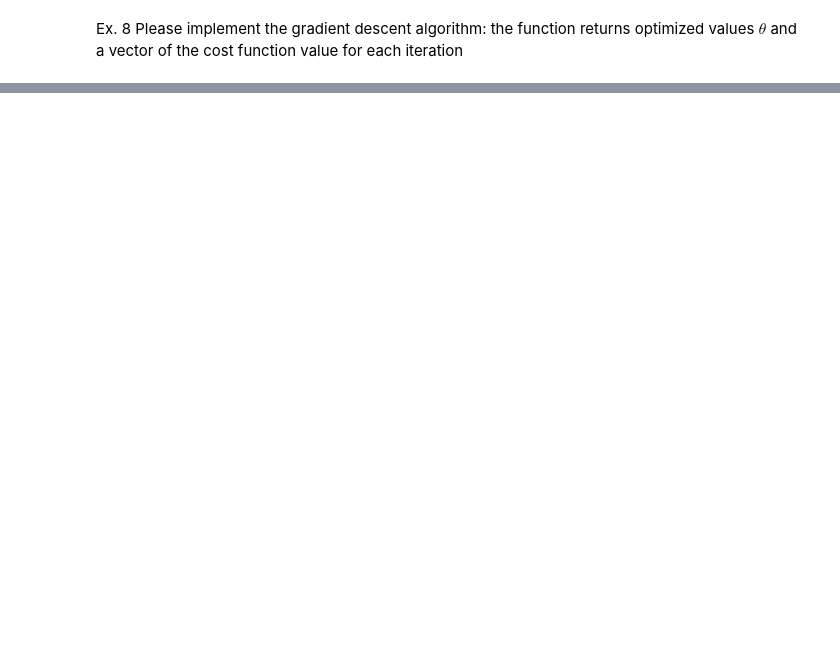
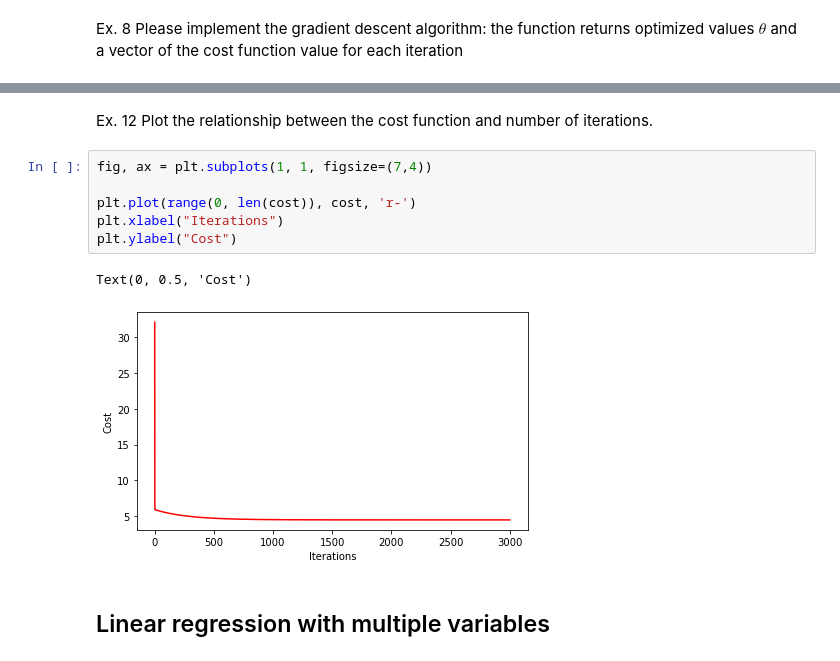
Before and after one commit to wkula/MachineLearning, a Jupyter notebook: Lab3.ipynb, the cells around one changed output, grey strips where cells are left out. Saved outputs shown, nothing was run; the diff lists cells and outputs as text; blank space fills up the shorter version.

```diff
--- a/Lab3.ipynb
+++ b/Lab3.ipynb
@@ -104,0 +134,13 @@ def gradient_prosty(X, y, theta, alpha, it):
+# %% [markdown]
+Ex. 12 Plot the relationship between the cost function and number of iterations.
+# %%
+fig, ax = plt.subplots(1, 1, figsize=(7,4))
+
+plt.plot(range(0, len(cost)), cost, 'r-')
+plt.xlabel("Iterations")
+plt.ylabel("Cost")
+# %% [output]
+Text(0, 0.5, 'Cost')
+[figure, added]
+# %% [markdown]
+## Linear regression with multiple variables
```
Also changed, not shown: parts of 42 cells of this notebook.
